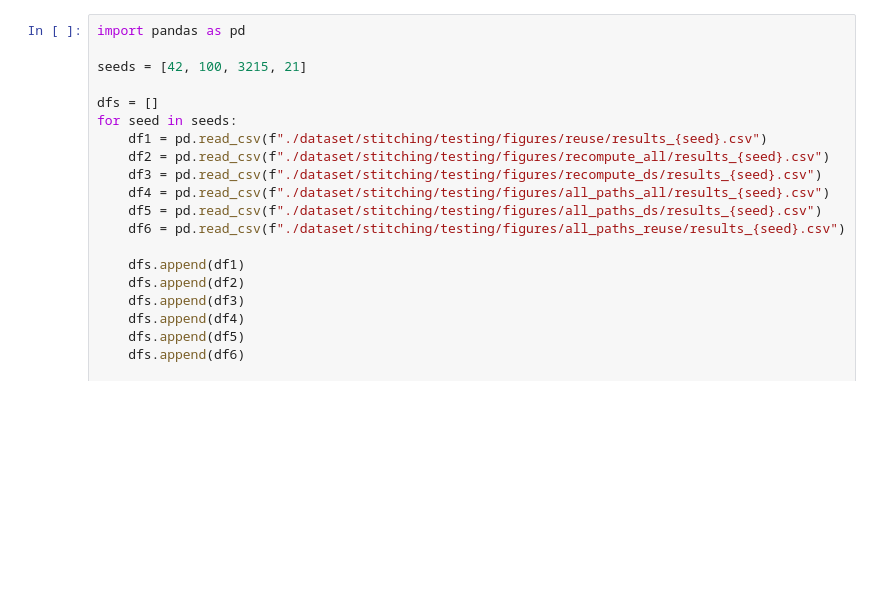
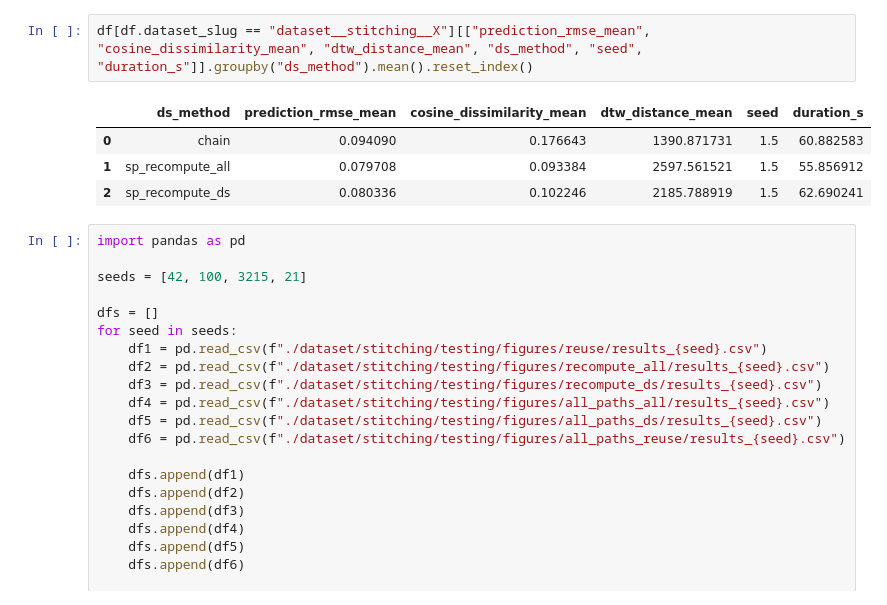
Before and after one commit to KilianFt/DemoStitching, a Jupyter notebook: plots.ipynb, the cells around one changed output. Drawn from its saved outputs; the diff is of its cells as text; blank space fills up the shorter version.

```diff
--- a/plots.ipynb
+++ b/plots.ipynb
@@ -1,3 +22,10 @@
+# %%
+df[df.dataset_slug == "dataset__stitching__X"][["prediction_rmse_mean", "cosine_dissimilarity_mean", "dtw_distance_mean", "ds_method", "seed", "duration_s"]].groupby("ds_method").mean().reset_index()
+# %% [output]
+|  | ds_method | prediction_rmse_mean | cosine_dissimilarity_mean | dtw_distance_mean | seed | duration_s |
+| 0 | chain | 0.094090 | 0.176643 | 1390.871731 | 1.5 | 60.882583 |
+| 1 | sp_recompute_all | 0.079708 | 0.093384 | 2597.561521 | 1.5 | 55.856912 |
+| 2 | sp_recompute_ds | 0.080336 | 0.102246 | 2185.788919 | 1.5 | 62.690241 |
 # %%
 import pandas as pd
 
```
Also changed, not shown: parts of 10 cells of this notebook, 16 other files.
